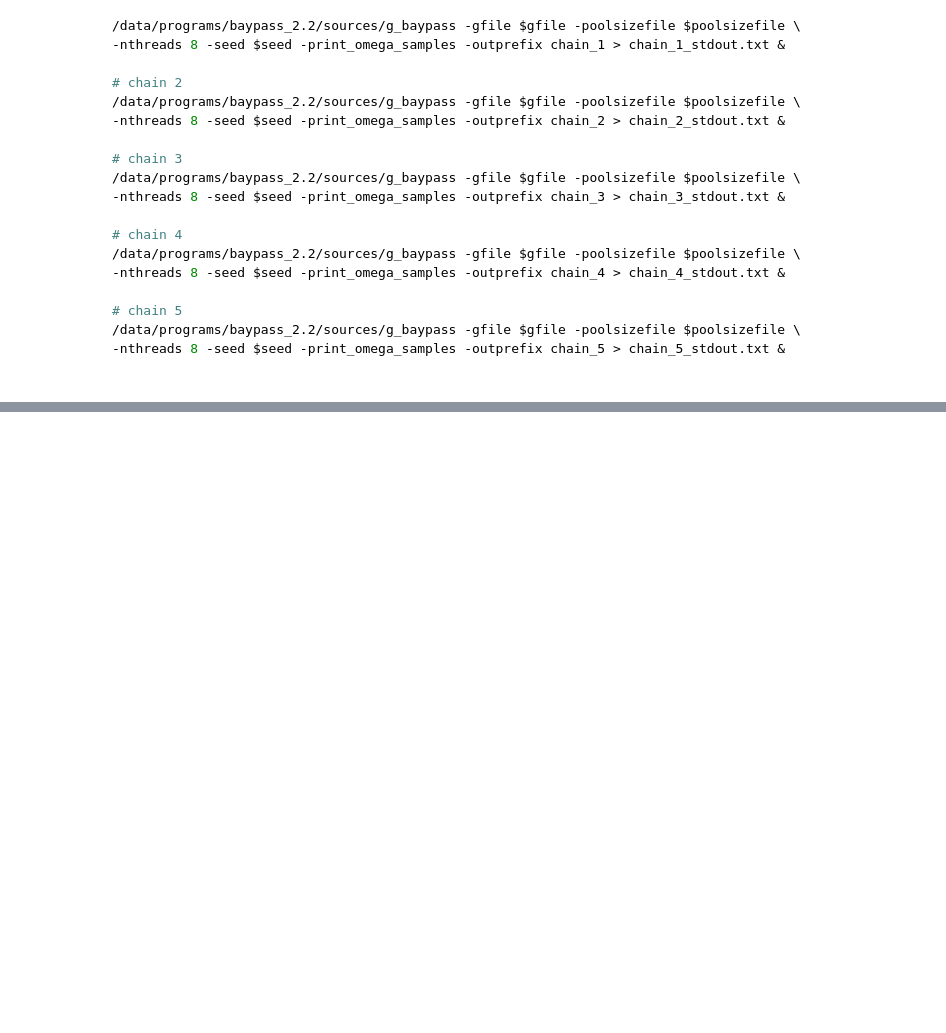
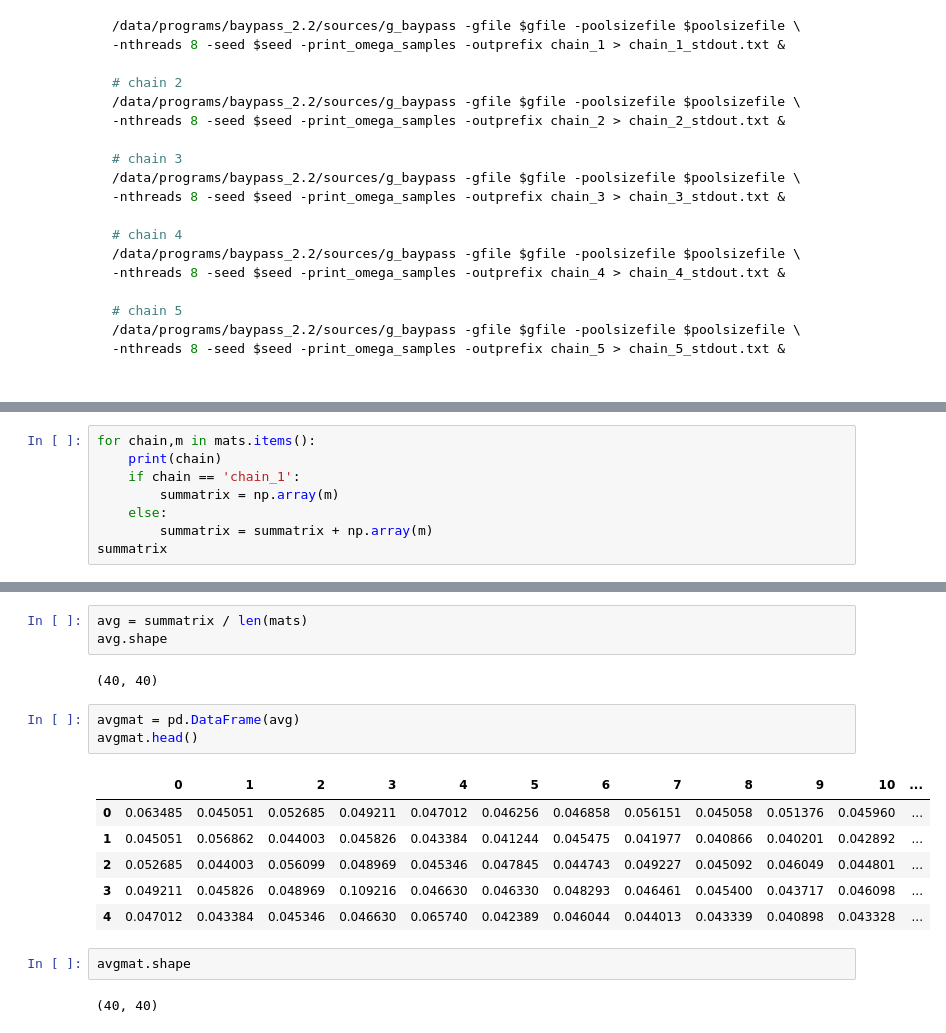
Before and after one commit to CoAdapTree/jack_pine_analyses, a Jupyter notebook: 002_JP_pooled_pangenome_GEA.ipynb, the cells around one changed output, grey strips where cells are left out. Drawn from its saved outputs; the diff is of its cells as text; blank space fills up the shorter version.

```diff
--- a/002_JP_pooled_pangenome_GEA.ipynb
+++ b/002_JP_pooled_pangenome_GEA.ipynb
@@ -209,0 +335,8 @@ export poolsizefile="/lu213/brandon.lind/projects/pool_seq/pangenome/JP_pangenom
+# %%
+for chain,m in mats.items():
+    print(chain)
+    if chain == 'chain_1':
+        summatrix = np.array(m)
+    else:
+        summatrix = summatrix + np.array(m)
+summatrix
@@ -209,0 +356,19 @@ export poolsizefile="/lu213/brandon.lind/projects/pool_seq/pangenome/JP_pangenom
+# %%
+avg = summatrix / len(mats)
+avg.shape
+# %% [output]
+(40, 40)
+# %%
+avgmat = pd.DataFrame(avg)
+avgmat.head()
+# %% [output]
+|  | 0 | 1 | 2 | 3 | 4 | 5 | 6 | 7 | 8 | 9 | 10 | ... |
+| 0 | 0.063485 | 0.045051 | 0.052685 | 0.049211 | 0.047012 | 0.046256 | 0.046858 | 0.056151 | 0.045058 | 0.051376 | 0.045960 | ... |
+| 1 | 0.045051 | 0.056862 | 0.044003 | 0.045826 | 0.043384 | 0.041244 | 0.045475 | 0.041977 | 0.040866 | 0.040201 | 0.042892 | ... |
+| 2 | 0.052685 | 0.044003 | 0.056099 | 0.048969 | 0.045346 | 0.047845 | 0.044743 | 0.049227 | 0.045092 | 0.046049 | 0.044801 | ... |
+| 3 | 0.049211 | 0.045826 | 0.048969 | 0.109216 | 0.046630 | 0.046330 | 0.048293 | 0.046461 | 0.045400 | 0.043717 | 0.046098 | ... |
+| 4 | 0.047012 | 0.043384 | 0.045346 | 0.046630 | 0.065740 | 0.042389 | 0.046044 | 0.044013 | 0.043339 | 0.040898 | 0.043328 | ... |
+# %%
+avgmat.shape
+# %% [output]
+(40, 40)
```
Also changed, not shown: parts of 87 cells of this notebook.
